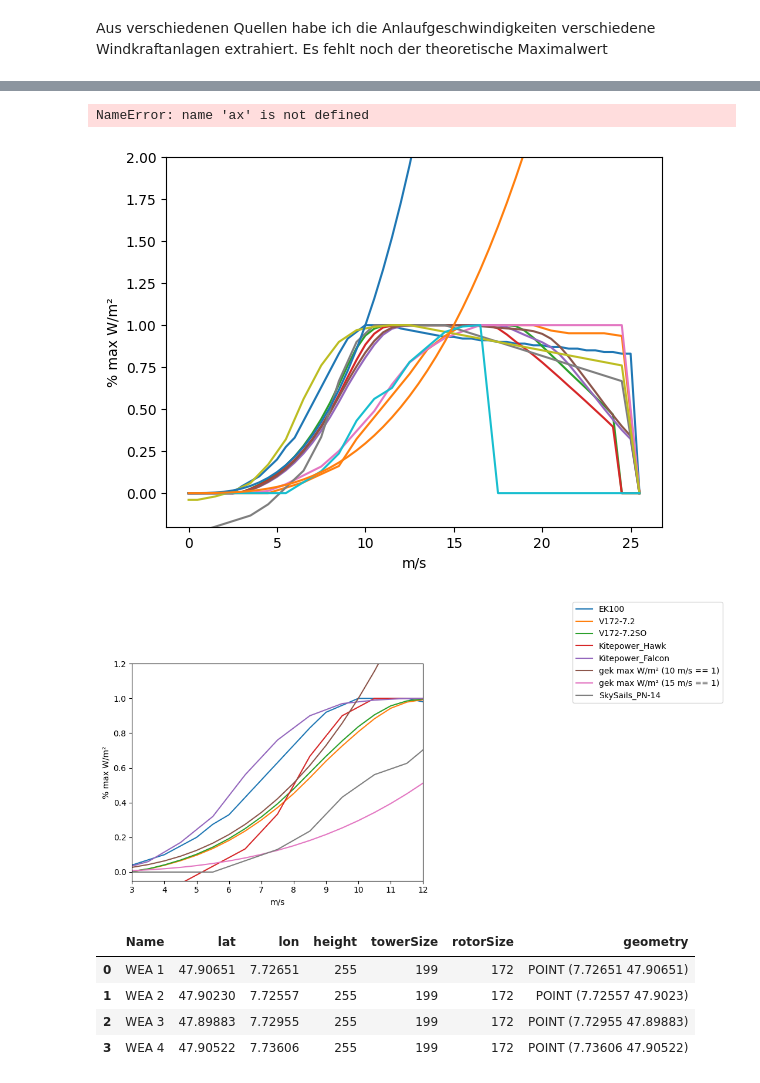
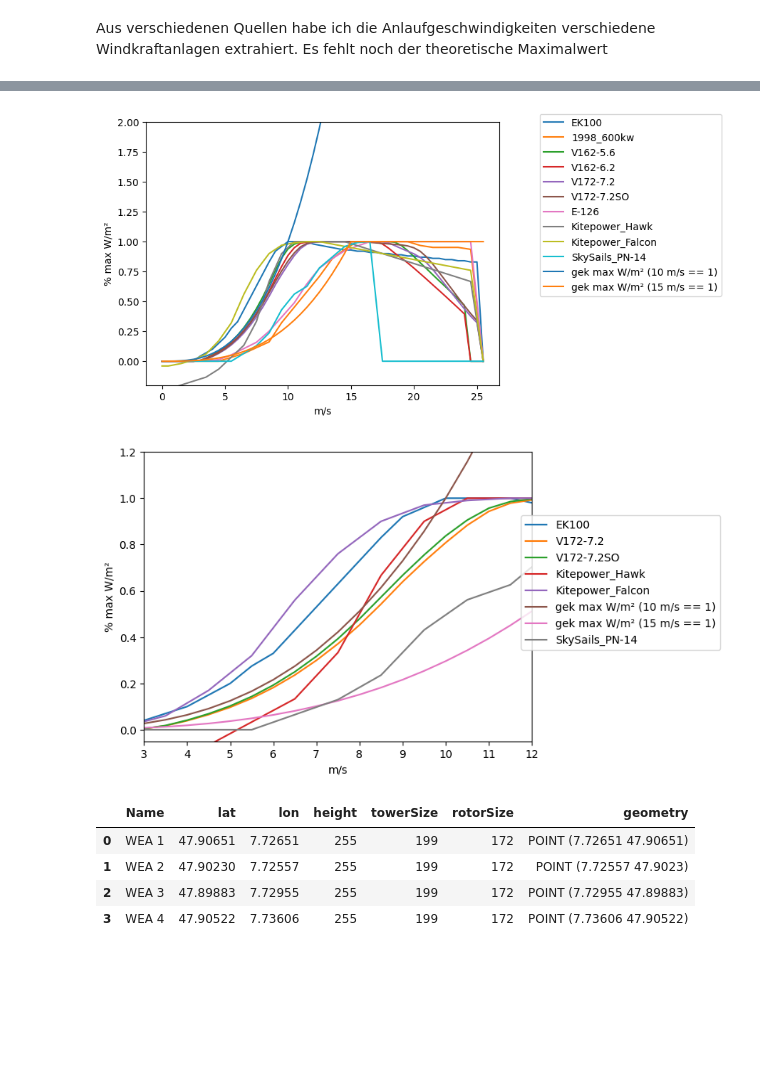
Before and after one commit to strubbi77/breisgauwind, a Jupyter notebook: Untitled.ipynb, the cells around one changed output, grey strips where cells are left out. Saved outputs shown, nothing was run; the diff lists cells and outputs as text; code cells hidden in the pictures; blank space fills up the shorter version.

```diff
--- a/Untitled.ipynb
+++ b/Untitled.ipynb
@@ -165,6 +172,8 @@ DayAheadPrices.head()
 Aus verschiedenen Quellen habe ich die Anlaufgeschwindigkeiten verschiedene Windkraftanlagen extrahiert. Es fehlt noch der theoretische Maximalwert
 # %%
 Windkraft_je_ms=pd.read_csv('Windanlagen_kw_pro_ms.csv',sep=';')
-Windkraft_je_ms['max W/m²']=pow(Windkraft_je_ms['m/s'],3)*1.2
+Windkraft_je_ms['max W/m²']=Windkraft_je_ms.apply(lambda row: pow(min(row['m/s'],15),3)*0.5*1.2, axis= 1)
+Windkraft_je_ms['m/s cp']=Windkraft_je_ms['m/s']
+Windkraft_je_ms.set_index('m/s',drop=True,inplace=True)
 Windkraft_je_ms.head()
 # %% [output]
@@ -177,6 +187,6 @@ Windkraft_je_ms.head()
 # %%
 Windkraft_je_ms_rel=pd.DataFrame()
-Windkraft_je_ms_rel['m/s']=Windkraft_je_ms['m/s']
+#Windkraft_je_ms_rel['m/s']=Windkraft_je_ms['m/s']
 Windkraft_je_ms_rel['rel_V162-5.6']=Windkraft_je_ms['V162-5.6']/Windkraft_je_ms['V162-5.6'].max()
 Windkraft_je_ms_rel['rel_V162-6.2']=Windkraft_je_ms['V162-6.2']/Windkraft_je_ms['V162-6.2'].max()
 Windkraft_je_ms_rel['rel_V172-7.2']=Windkraft_je_ms['V172-7.2']/Windkraft_je_ms['V172-7.2'].max()
@@ -187,5 +197,5 @@ Windkraft_je_ms_rel['rel_E-126']=Windkraft_je_ms['E-126']/Windkraft_je_ms['E-126
 Windkraft_je_ms_rel['rel_Kitepower_Hawk']=Windkraft_je_ms['Kitepower_Hawk']/Windkraft_je_ms['Kitepower_Hawk'].max()
 Windkraft_je_ms_rel['rel_Kitepower_Falcon']=Windkraft_je_ms['Kitepower_Falcon']/Windkraft_je_ms['Kitepower_Falcon'].max()
 Windkraft_je_ms_rel['rel_SkySails_PN-14']=Windkraft_je_ms['SkySails_PN-14']/Windkraft_je_ms['SkySails_PN-14'].max()
-Windkraft_je_ms_rel
+Windkraft_je_ms_rel.head()
 # %% [output]
@@ -209,7 +209,7 @@ Windkraft_je_ms_rel
 # %%
-rel_max=Windkraft_je_ms[Windkraft_je_ms['m/s']==10]['max W/m²'].values[0]
+rel_max=Windkraft_je_ms[Windkraft_je_ms.index==10]['max W/m²'].values[0]
 Windkraft_je_ms_rel['gek max W/m² 10']=Windkraft_je_ms['max W/m²']/rel_max
-rel_max=Windkraft_je_ms[Windkraft_je_ms['m/s']==15]['max W/m²'].values[0]
+rel_max=Windkraft_je_ms[Windkraft_je_ms.index==15]['max W/m²'].values[0]
 Windkraft_je_ms_rel['gek max W/m² 15']=Windkraft_je_ms['max W/m²']/rel_max
-Windkraft_je_ms_rel
+Windkraft_je_ms_rel.head()
 # %% [output]
@@ -233,43 +223,42 @@ Windkraft_je_ms_rel
 # %%
 fig = plt.figure()
-plt.plot(Windkraft_je_ms_rel['m/s'],Windkraft_je_ms_rel['rel_EK100'], label='EK100')
-plt.plot(Windkraft_je_ms_rel['m/s'],Windkraft_je_ms_rel['rel_1998_600kw'], label='1998_600kw')
+plt.plot(Windkraft_je_ms_rel.index,Windkraft_je_ms_rel['rel_EK100'], label='EK100')
+plt.plot(Windkraft_je_ms_rel.index,Windkraft_je_ms_rel['rel_1998_600kw'], label='1998_600kw')
 
-plt.plot(Windkraft_je_ms_rel['m/s'],Windkraft_je_ms_rel['rel_V162-5.6'], label='V162-5.6')
-plt.plot(Windkraft_je_ms_rel['m/s'],Windkraft_je_ms_rel['rel_V162-6.2'], label='V162-6.2')
-plt.plot(Windkraft_je_ms_rel['m/s'],Windkraft_je_ms_rel['rel_V172-7.2'], label='V172-7.2')
-plt.plot(Windkraft_je_ms_rel['m/s'],Windkraft_je_ms_rel['rel_V172-7.2SO'], label='V172-7.2SO')
-plt.plot(Windkraft_je_ms_rel['m/s'],Windkraft_je_ms_rel['rel_E-126'], label='E-126')
-plt.plot(Windkraft_je_ms_rel['m/s'],Windkraft_je_ms_rel['rel_Kitepower_Hawk'], label='Kitepower_Hawk')
-plt.plot(Windkraft_je_ms_rel['m/s'],Windkraft_je_ms_rel['rel_Kitepower_Falcon'], label='Kitepower_Falcon')
-plt.plot(Windkraft_je_ms_rel['m/s'],Windkraft_je_ms_rel['rel_SkySails_PN-14'], label='SkySails_PN-14')
+plt.plot(Windkraft_je_ms_rel.index,Windkraft_je_ms_rel['rel_V162-5.6'], label='V162-5.6')
+plt.plot(Windkraft_je_ms_rel.index,Windkraft_je_ms_rel['rel_V162-6.2'], label='V162-6.2')
+plt.plot(Windkraft_je_ms_rel.index,Windkraft_je_ms_rel['rel_V172-7.2'], label='V172-7.2')
+plt.plot(Windkraft_je_ms_rel.index,Windkraft_je_ms_rel['rel_V172-7.2SO'], label='V172-7.2SO')
+plt.plot(Windkraft_je_ms_rel.index,Windkraft_je_ms_rel['rel_E-126'], label='E-126')
+plt.plot(Windkraft_je_ms_rel.index,Windkraft_je_ms_rel['rel_Kitepower_Hawk'], label='Kitepower_Hawk')
+plt.plot(Windkraft_je_ms_rel.index,Windkraft_je_ms_rel['rel_Kitepower_Falcon'], label='Kitepower_Falcon')
+plt.plot(Windkraft_je_ms_rel.index,Windkraft_je_ms_rel['rel_SkySails_PN-14'], label='SkySails_PN-14')
 
-plt.plot(Windkraft_je_ms_rel['m/s'],Windkraft_je_ms_rel['gek max W/m² 10'], label='gek max W/m² (10 m/s == 1)')
-plt.plot(Windkraft_je_ms_rel['m/s'],Windkraft_je_ms_rel['gek max W/m² 15'], label='gek max W/m² (15 m/s == 1)')
+plt.plot(Windkraft_je_ms_rel.index,Windkraft_je_ms_rel['gek max W/m² 10'], label='gek max W/m² (10 m/s == 1)')
+plt.plot(Windkraft_je_ms_rel.index,Windkraft_je_ms_rel['gek max W/m² 15'], label='gek max W/m² (15 m/s == 1)')
 
 plt.ylim(-0.2,2)
 plt.ylabel('% max W/m²')
 plt.xlabel('m/s')
 
-box = ax.get_position()
+#box = ax.get_position()
 
 plt.legend(bbox_to_anchor=(1.1,1.05))
 plt.show()
 # %% [output]
-NameError: name 'ax' is not defined
-[figure, old version]
+[figure, new version]
 # %%
-plt.plot(Windkraft_je_ms_rel['m/s'],Windkraft_je_ms_rel['rel_EK100'], label='EK100')
+plt.plot(Windkraft_je_ms_rel.index,Windkraft_je_ms_rel['rel_EK100'], label='EK100')
 
-plt.plot(Windkraft_je_ms_rel['m/s'],Windkraft_je_ms_rel['rel_V172-7.2'], label='V172-7.2')
-plt.plot(Windkraft_je_ms_rel['m/s'],Windkraft_je_ms_rel['rel_V172-7.2SO'], label='V172-7.2SO')
-plt.plot(Windkraft_je_ms_rel['m/s'],Windkraft_je_ms_rel['rel_Kitepower_Hawk'], label='Kitepower_Hawk')
-plt.plot(Windkraft_je_ms_rel['m/s'],Windkraft_je_ms_rel['rel_Kitepower_Falcon'], label='Kitepower_Falcon')
+plt.plot(Windkraft_je_ms_rel.index,Windkraft_je_ms_rel['rel_V172-7.2'], label='V172-7.2')
+plt.plot(Windkraft_je_ms_rel.index,Windkraft_je_ms_rel['rel_V172-7.2SO'], label='V172-7.2SO')
+plt.plot(Windkraft_je_ms_rel.index,Windkraft_je_ms_rel['rel_Kitepower_Hawk'], label='Kitepower_Hawk')
+plt.plot(Windkraft_je_ms_rel.index,Windkraft_je_ms_rel['rel_Kitepower_Falcon'], label='Kitepower_Falcon')
 
-plt.plot(Windkraft_je_ms_rel['m/s'],Windkraft_je_ms_rel['gek max W/m² 10'], label='gek max W/m² (10 m/s == 1)')
-plt.plot(Windkraft_je_ms_rel['m/s'],Windkraft_je_ms_rel['gek max W/m² 15'], label='gek max W/m² (15 m/s == 1)')
+plt.plot(Windkraft_je_ms_rel.index,Windkraft_je_ms_rel['gek max W/m² 10'], label='gek max W/m² (10 m/s == 1)')
+plt.plot(Windkraft_je_ms_rel.index,Windkraft_je_ms_rel['gek max W/m² 15'], label='gek max W/m² (15 m/s == 1)')
 
-plt.plot(Windkraft_je_ms_rel['m/s'],Windkraft_je_ms_rel['rel_SkySails_PN-14'], label='SkySails_PN-14')
+plt.plot(Windkraft_je_ms_rel.index,Windkraft_je_ms_rel['rel_SkySails_PN-14'], label='SkySails_PN-14')
 
 plt.ylim(-0.05,1.2)
 plt.xlim(3,12)
@@ -280,7 +269,7 @@ plt.xlabel('m/s')
 plt.legend(bbox_to_anchor=(1.5,0.8))
 plt.show()
 # %% [output]
-[figure, old version]
+[figure, new version]
 # %%
 import geopandas
 Windraeder = pd.read_csv("Windraeder_EKI.csv",sep=';')
```
Also changed, not shown: parts of 14 cells of this notebook.
